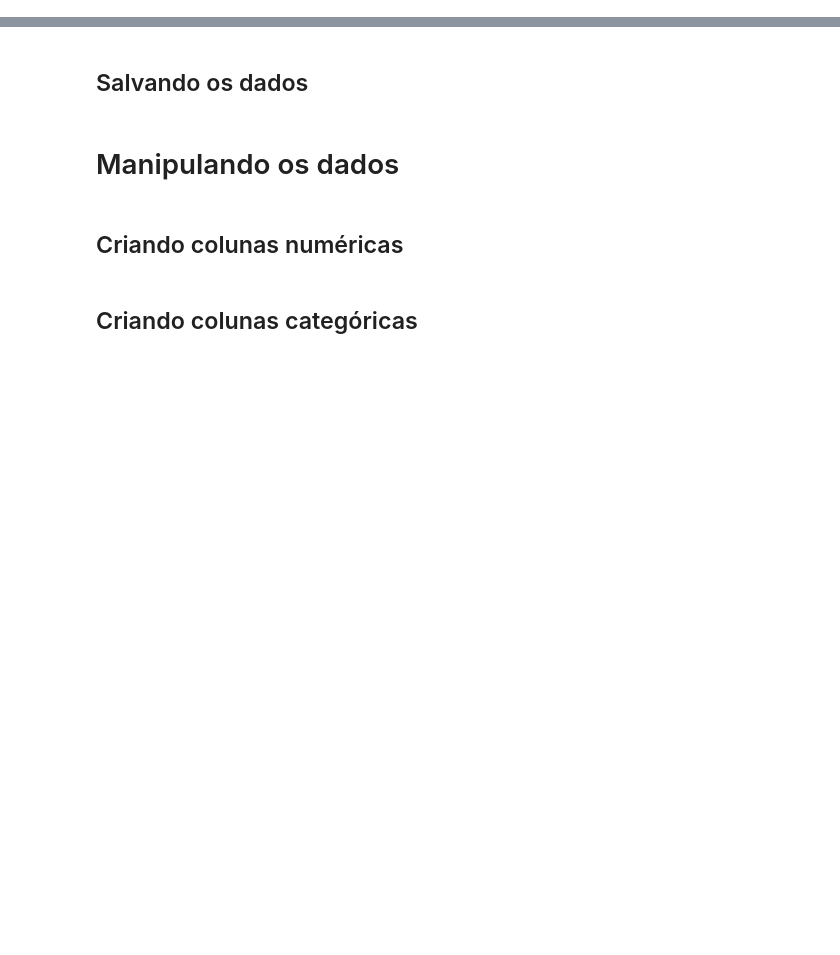
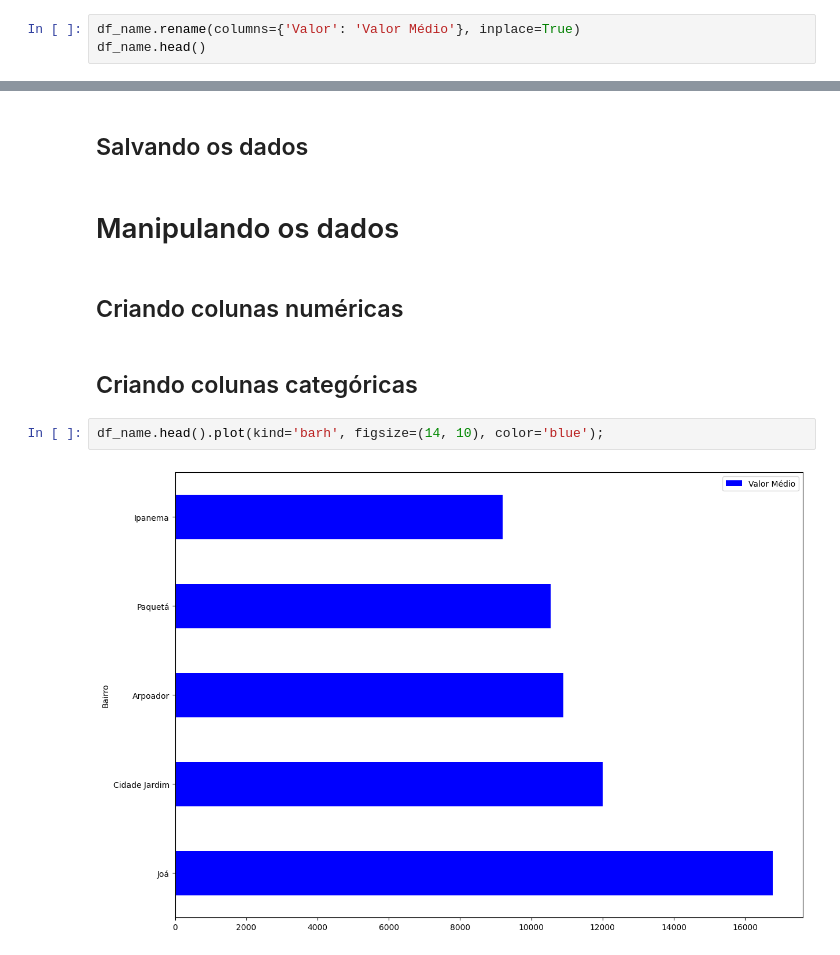
Before and after one commit to EdsonJr21/pandas_projeto_imobiliaria, a Jupyter notebook: pandas_projeto_imobiliaria.ipynb, the cells around one changed output, grey strips where cells are left out. Cells and saved outputs as stored; diff of their text form; blank space fills up the shorter version.

```diff
--- a/pandas_projeto_imobiliaria.ipynb
+++ b/pandas_projeto_imobiliaria.ipynb
@@ -311,0 +341,3 @@ df_preco_tipo.plot(kind='barh', figsize=(14, 10), color ='purple');
+# %%
+df_name.rename(columns={'Valor': 'Valor Médio'}, inplace=True)
+df_name.head()
@@ -331,3 +625,7 @@ df_preco_tipo.plot(kind='barh', figsize=(14, 10), color ='purple');
 ## Criando colunas numéricas
 # %% [markdown]
 ## Criando colunas categóricas
+# %%
+df_name.head().plot(kind='barh', figsize=(14, 10), color='blue');
+# %% [output]
+[figure, added]
```
Also changed, not shown: parts of 31 cells of this notebook.
